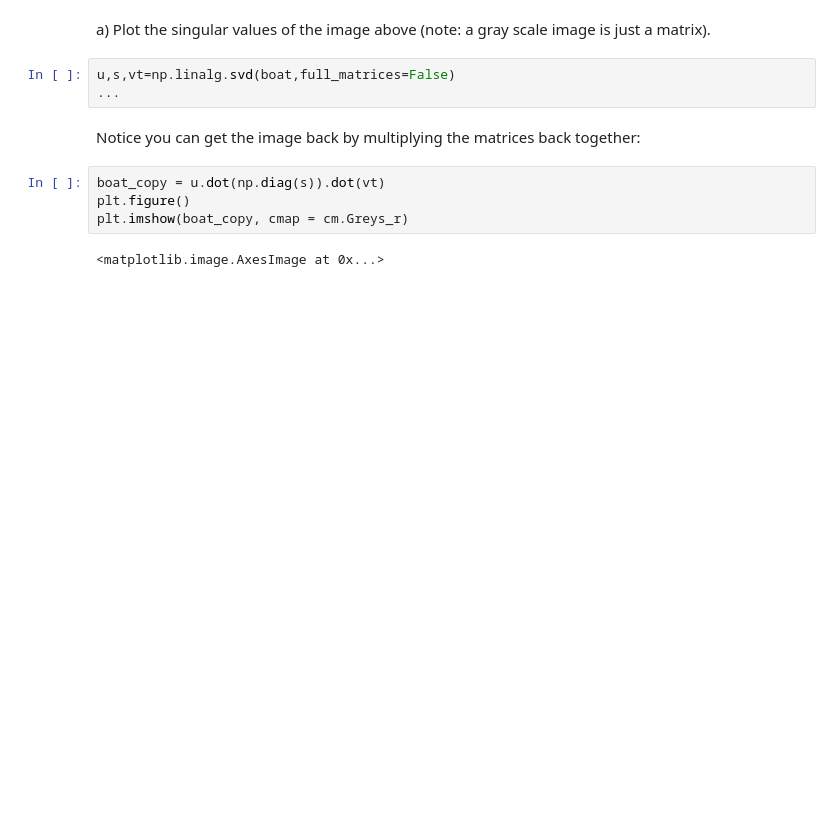
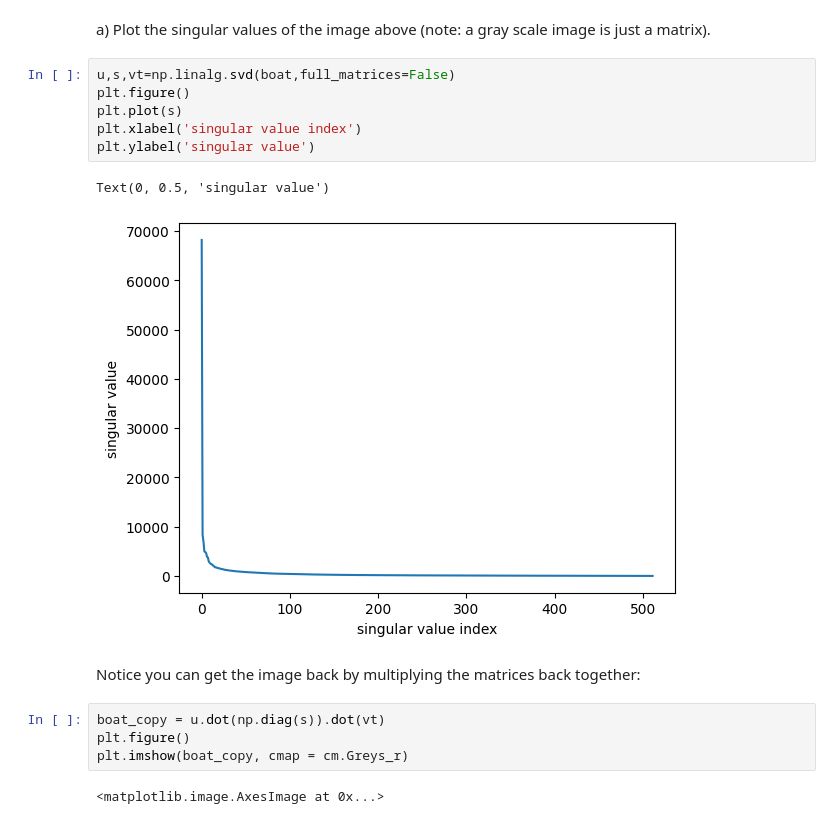
Before and after one commit to gallettilance/CS506-Spring2023, a Jupyter notebook: worksheets/worksheet_08.ipynb, the cells around one changed output. Cells and saved outputs as stored; diff of their text form; blank space fills up the shorter version.

```diff
--- a/worksheets/worksheet_08.ipynb
+++ b/worksheets/worksheet_08.ipynb
@@ -79,7 +80,13 @@ ModuleNotFoundError: No module named 'numpy'
 a) Plot the singular values of the image above (note: a gray scale image is just a matrix).
 # %%
 u,s,vt=np.linalg.svd(boat,full_matrices=False)
-...
+plt.figure()
+plt.plot(s)
+plt.xlabel('singular value index')
+plt.ylabel('singular value')
+# %% [output]
+Text(0, 0.5, 'singular value')
+[figure, added]
 # %% [markdown]
 Notice you can get the image back by multiplying the matrices back together:
 # %%
```
Also changed, not shown: parts of 15 cells of this notebook.
